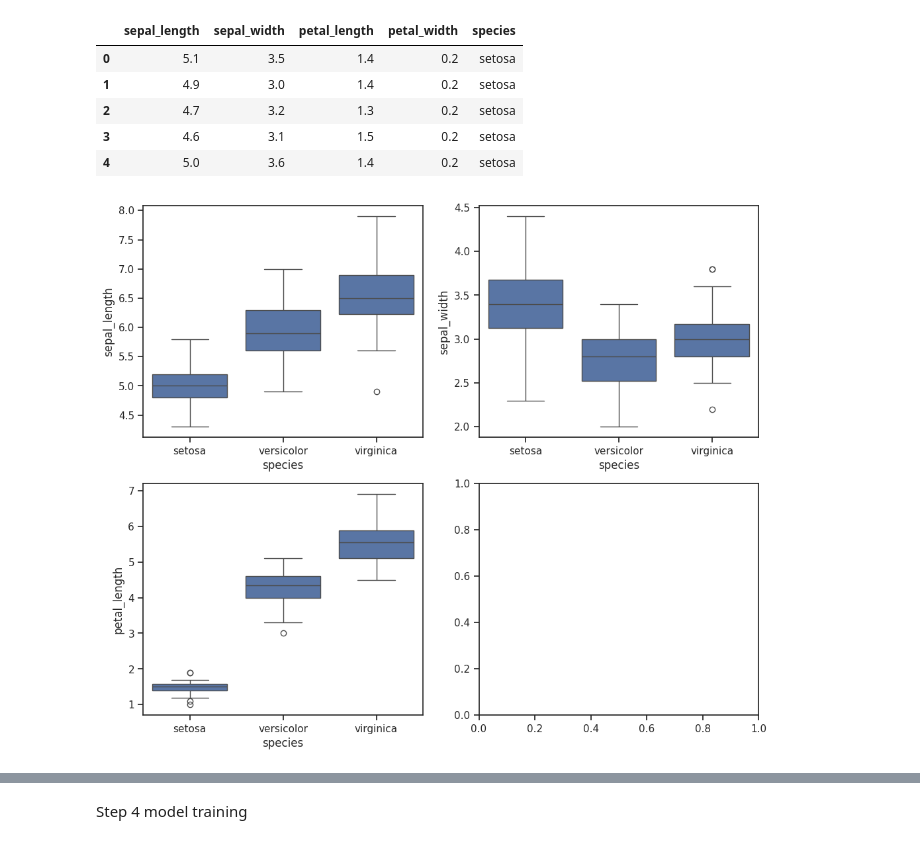
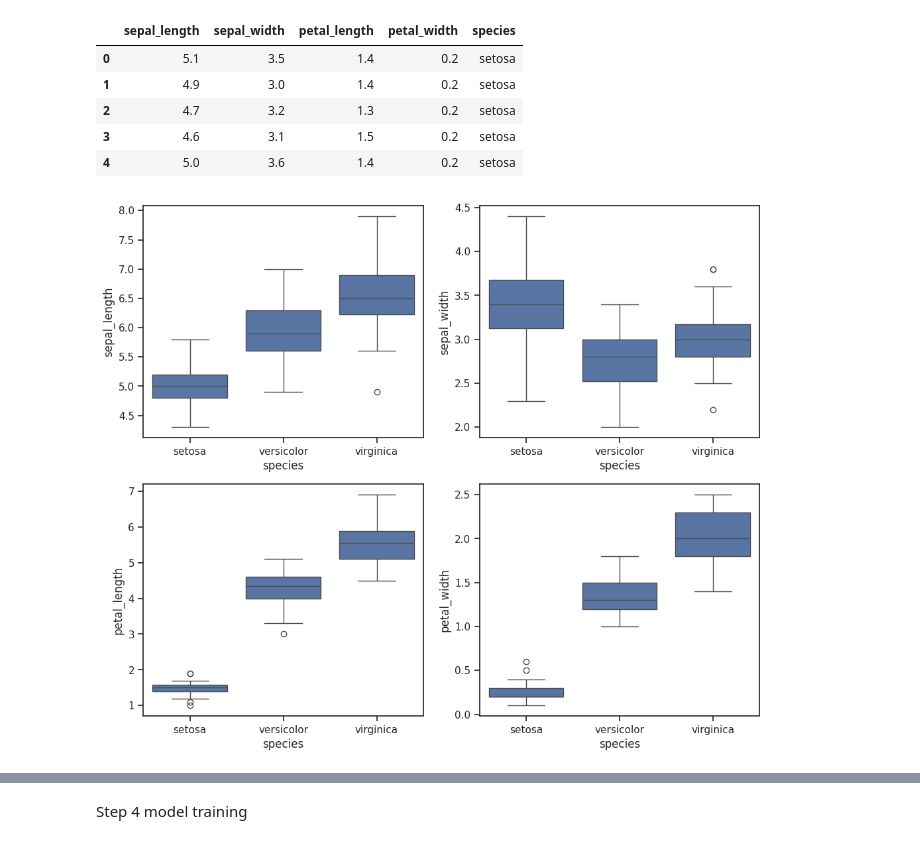
Before and after one commit to anmolS-1104/SML, a Jupyter notebook: SML /Exp 5(K-NN).ipynb, the cells around one changed output, grey strips where cells are left out. Saved outputs shown, nothing was run; the diff lists cells and outputs as text; code cells hidden in the pictures.

```diff
--- a/SML /Exp 5(K-NN).ipynb
+++ b/SML /Exp 5(K-NN).ipynb
@@ -18,16 +18,17 @@ df.head()
 # %%
 sns.set(style="ticks")
 plt.figure(figsize=(12,10))
 plt.subplot(2,2,1)
 sns.boxplot(x='species',y='sepal_length',data=df)
 plt.subplot(2,2,2)
 sns.boxplot(x='species',y='sepal_width',data=df)
 plt.subplot(2,2,3)
 sns.boxplot(x='species',y='petal_length',data=df)
 plt.subplot(2,2,4)
+sns.boxplot(x='species',y='petal_width',data=df)
 plt.show()
 # %% [output]
-[figure, old version]
+[figure, new version]
 # %%
 X=df.drop(columns=['species'])
 Y=df['species']
```
Also changed, not shown: parts of 14 cells of this notebook, 2 other files.
